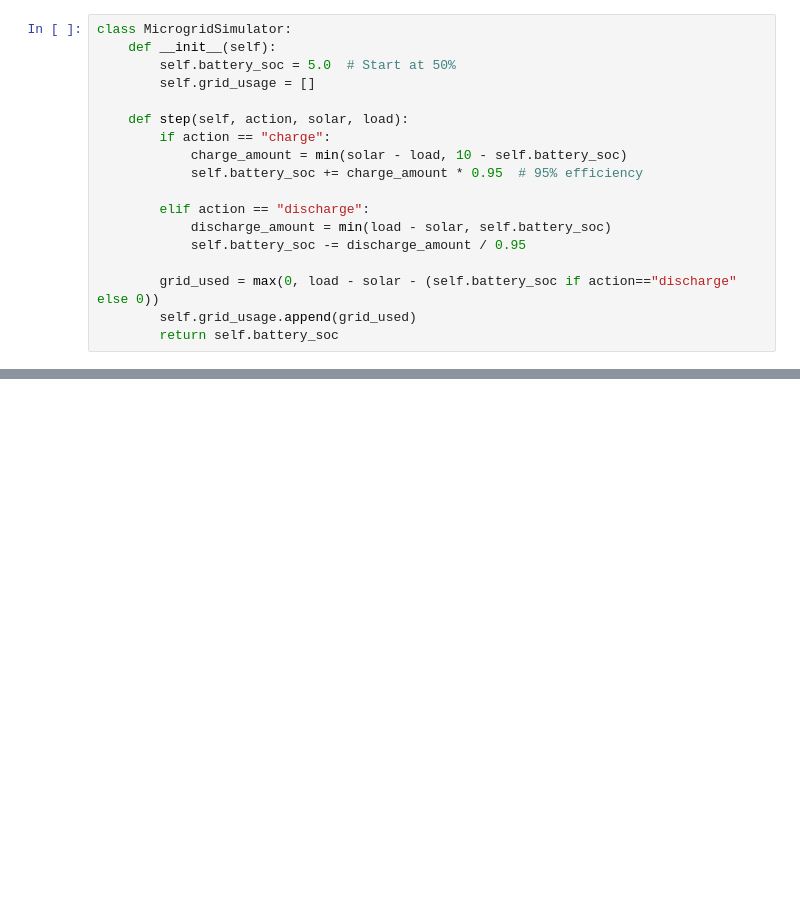
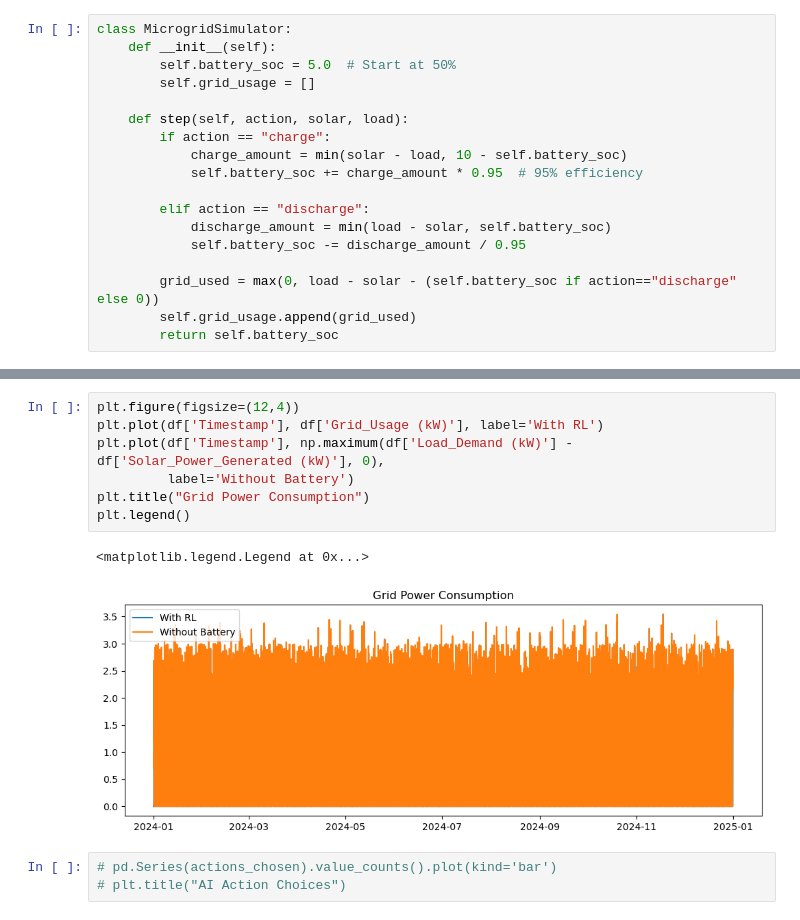
Before and after one commit to myehya1/RL-for-OEM, a Jupyter notebook: notebook/rl_agent.ipynb, the cells around one changed output, grey strips where cells are left out. Drawn from its saved outputs; the diff is of its cells as text; blank space fills up the shorter version.

```diff
--- a/notebook/rl_agent.ipynb
+++ b/notebook/rl_agent.ipynb
@@ -89,0 +102,13 @@ class MicrogridSimulator:
+# %%
+plt.figure(figsize=(12,4))
+plt.plot(df['Timestamp'], df['Grid_Usage (kW)'], label='With RL')
+plt.plot(df['Timestamp'], np.maximum(df['Load_Demand (kW)'] - df['Solar_Power_Generated (kW)'], 0),
+         label='Without Battery')
+plt.title("Grid Power Consumption")
+plt.legend()
+# %% [output]
+<matplotlib.legend.Legend at 0x...>
+[figure, added]
+# %%
+# pd.Series(actions_chosen).value_counts().plot(kind='bar')
+# plt.title("AI Action Choices")
```
Also changed, not shown: parts of 4 cells of this notebook.
